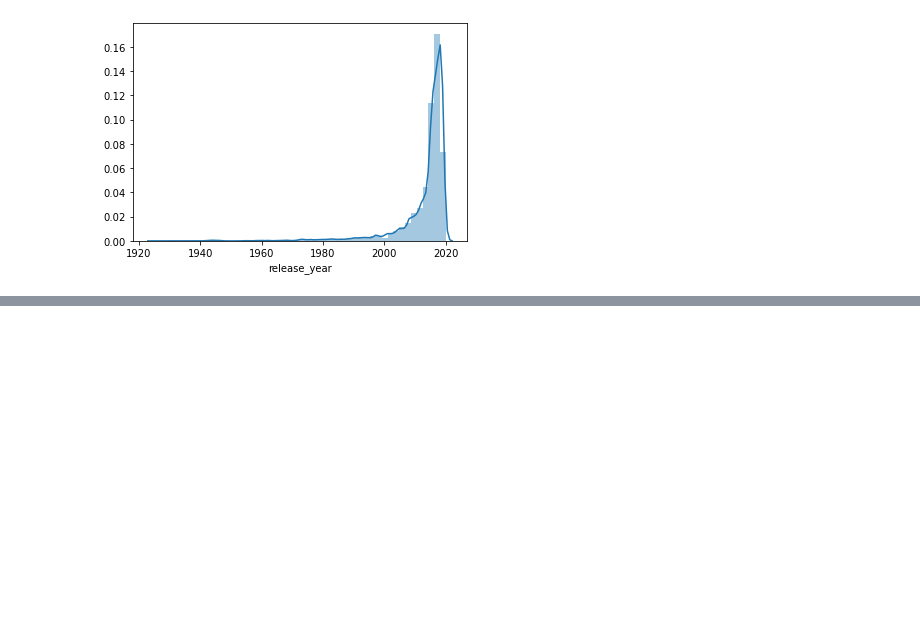
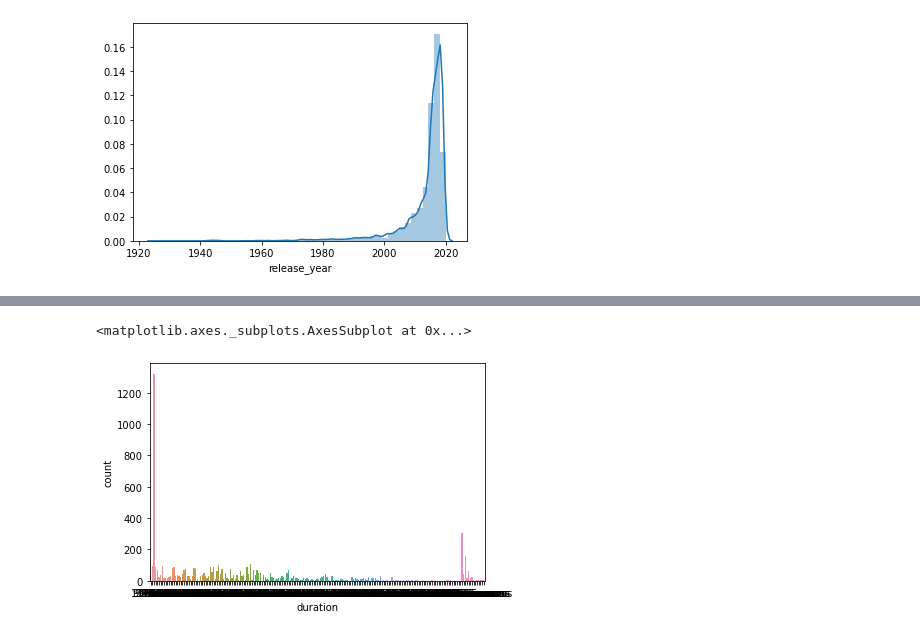
Before and after one commit to bslrida19/netflix_analysis, a Jupyter notebook: Data_explore.ipynb, the cells around one changed output, grey strips where cells are left out. Cells and saved outputs as stored; diff of their text form; code cells hidden in the pictures; blank space fills up the shorter version.

```diff
--- a/Data_explore.ipynb
+++ b/Data_explore.ipynb
@@ -109,0 +153,5 @@ sns.distplot(df['release_year'])
+# %%
+sns.countplot(df['duration'])
+# %% [output]
+<matplotlib.axes._subplots.AxesSubplot at 0x...>
+[figure, added]
```
Also changed, not shown: parts of 8 cells of this notebook.
